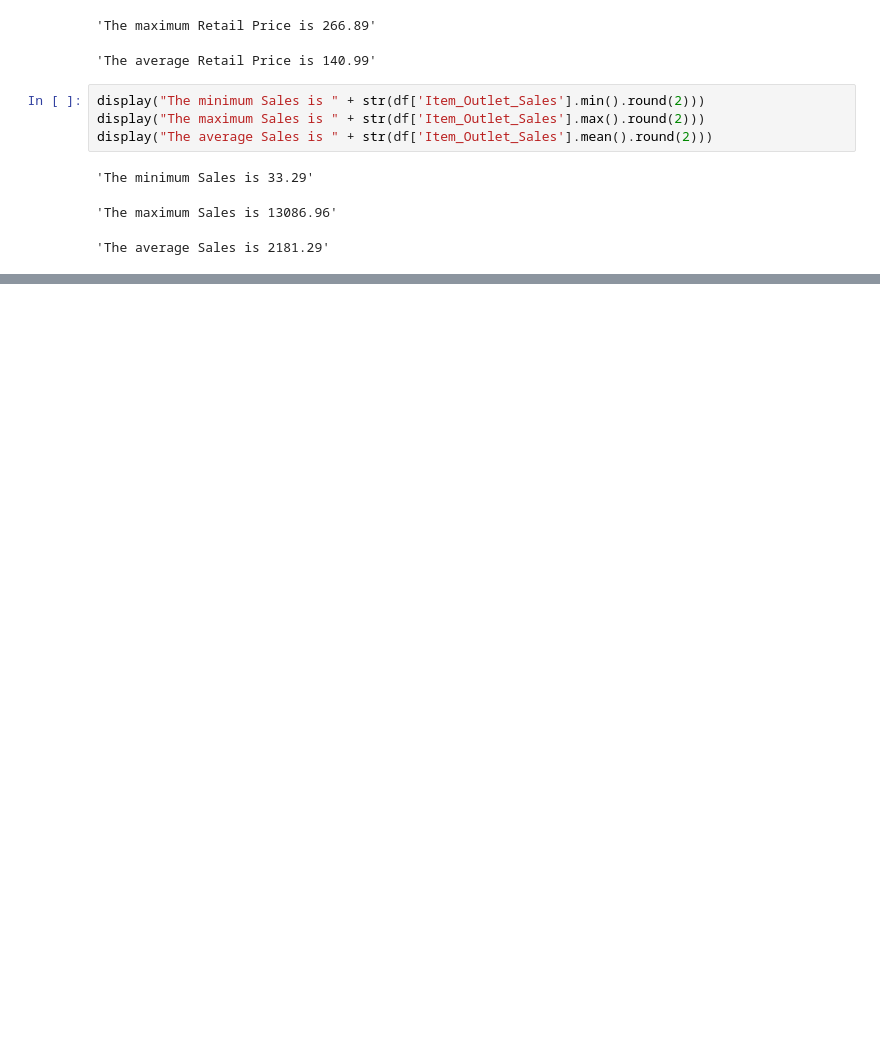
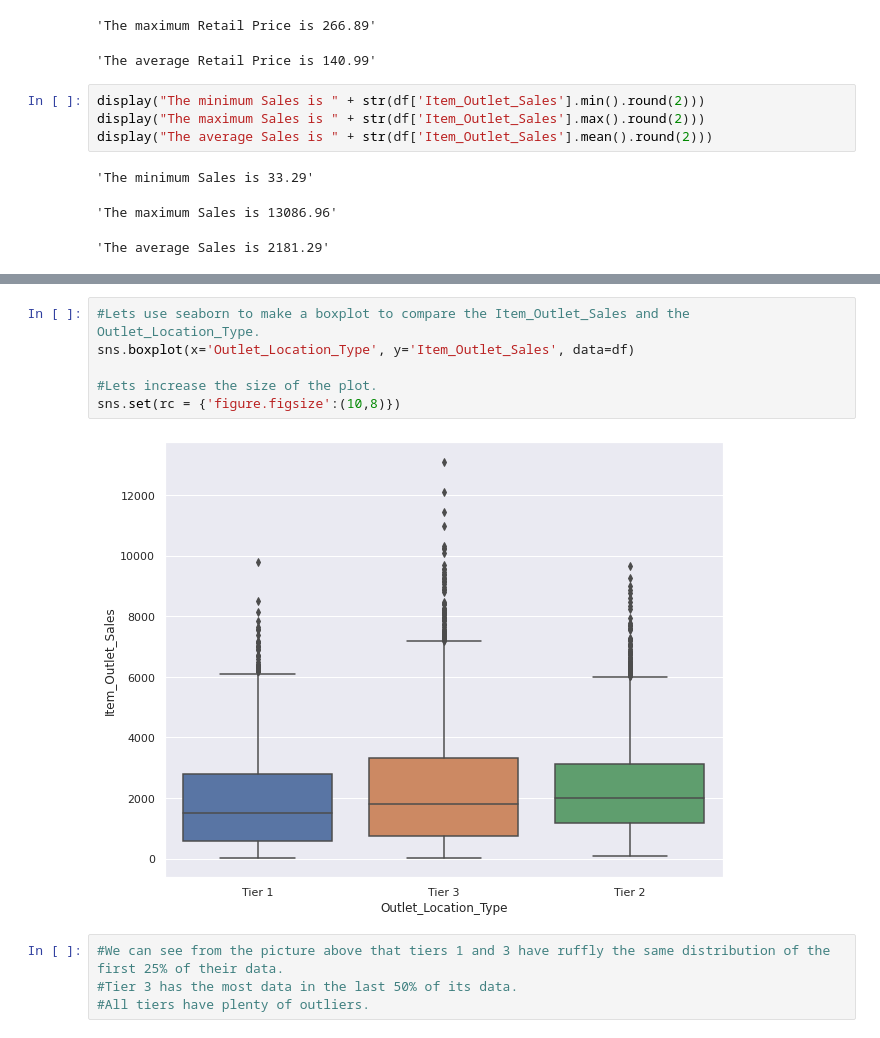
Before and after one commit to zevy613/sales-predictions, a Jupyter notebook: Project1.ipynb, the cells around one changed output, grey strips where cells are left out. Saved outputs shown, nothing was run; the diff lists cells and outputs as text; blank space fills up the shorter version.

```diff
--- a/Project1.ipynb
+++ b/Project1.ipynb
@@ -210,0 +257,12 @@ display("The average Sales is " + str(df['Item_Outlet_Sales'].mean().round(2)))
+# %%
+#Lets use seaborn to make a boxplot to compare the Item_Outlet_Sales and the Outlet_Location_Type.
+sns.boxplot(x='Outlet_Location_Type', y='Item_Outlet_Sales', data=df)
+
+#Lets increase the size of the plot.
+sns.set(rc = {'figure.figsize':(10,8)})
+# %% [output]
+[figure, added]
+# %%
+#We can see from the picture above that tiers 1 and 3 have ruffly the same distribution of the first 25% of their data.
+#Tier 3 has the most data in the last 50% of its data.
+#All tiers have plenty of outliers.
```
Also changed, not shown: parts of 12 cells of this notebook.
